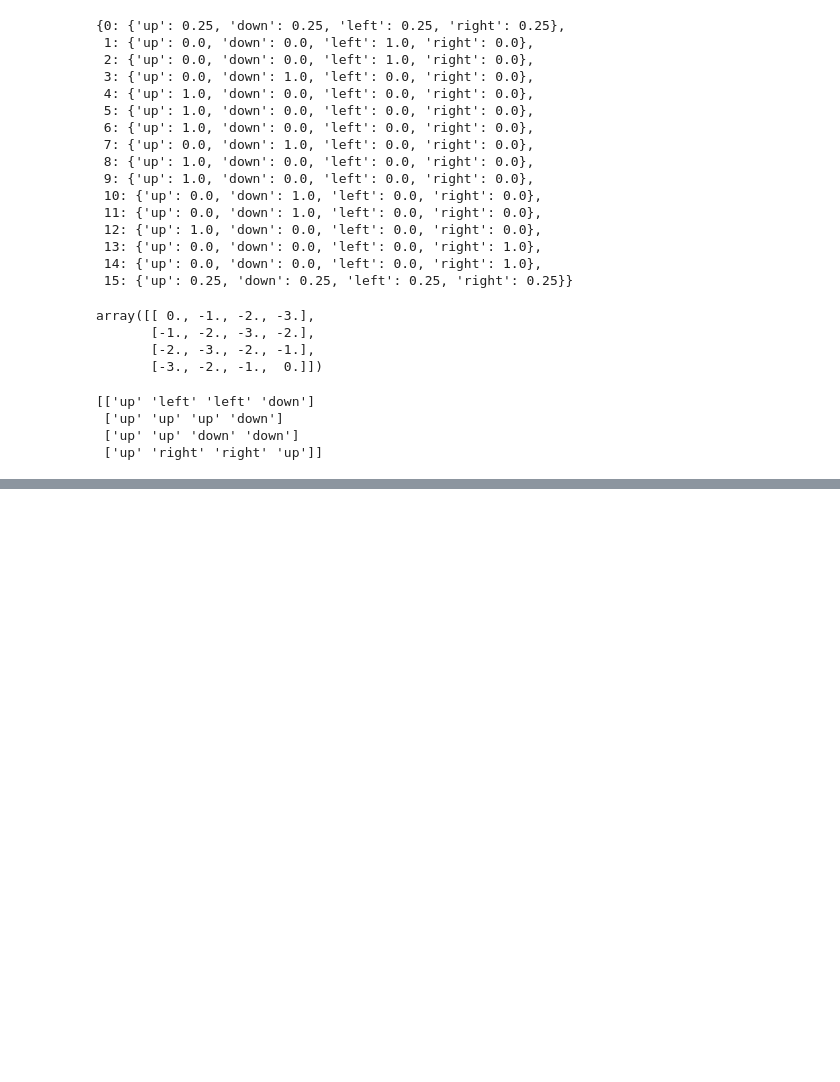
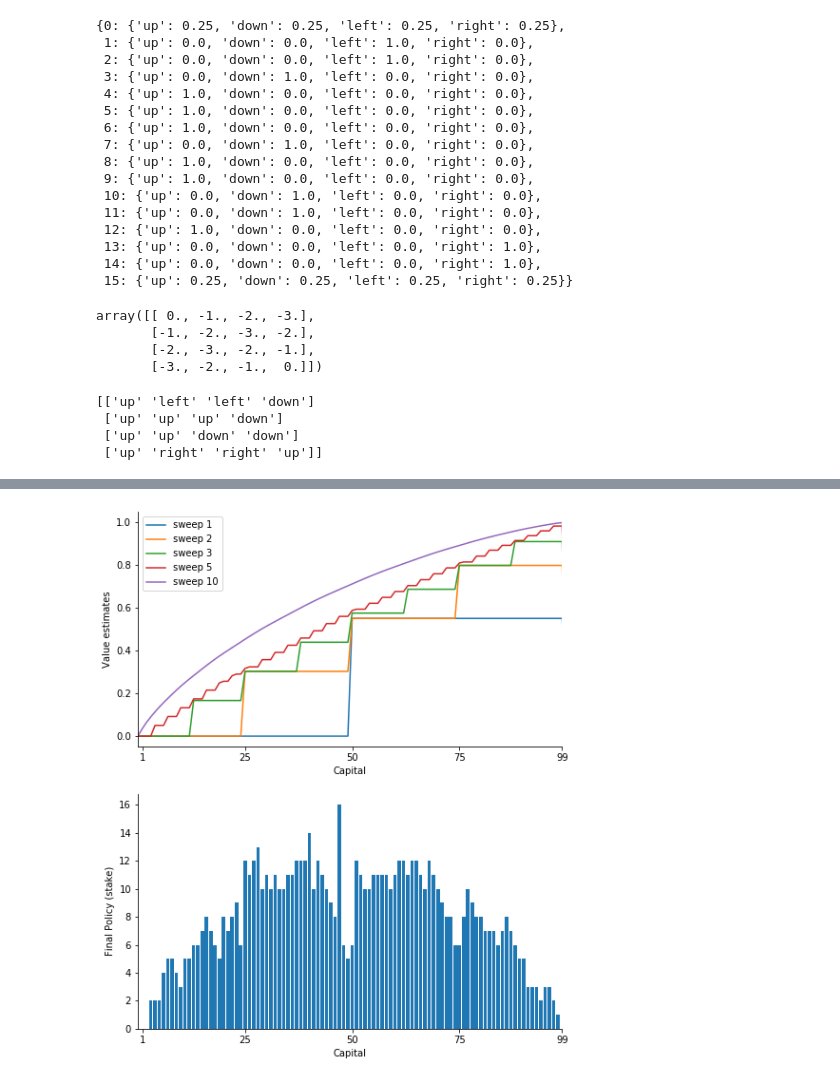
Before and after one commit to 8horn/reinforcement-learning-book, a Jupyter notebook: Dynamic-Programming.ipynb, the cells around one changed output, grey strips where cells are left out. Cells and saved outputs as stored; diff of their text form; code cells hidden in the pictures; blank space fills up the shorter version.

```diff
--- a/Dynamic-Programming.ipynb
+++ b/Dynamic-Programming.ipynb
@@ -266,0 +437,4 @@ print(optimal_policy)
+# %%
+plot_results(p_head=0.55)
+# %% [output]
+[figure, added]
```
Also changed, not shown: parts of 17 cells of this notebook, 3 other files.
